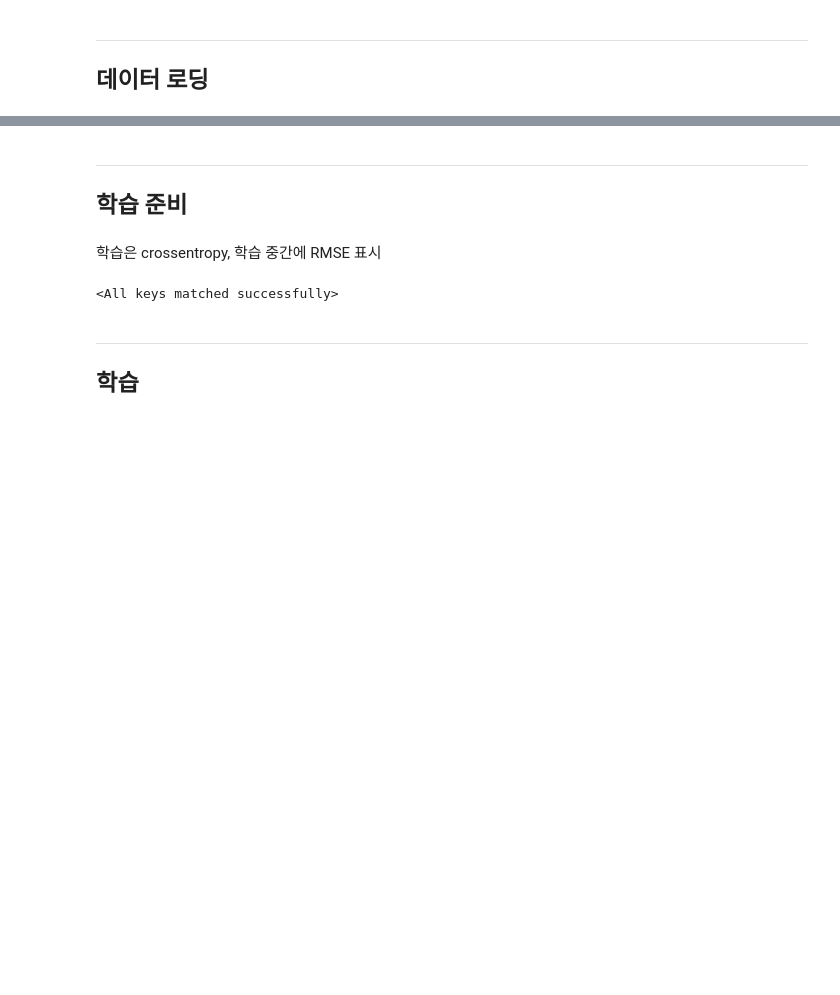
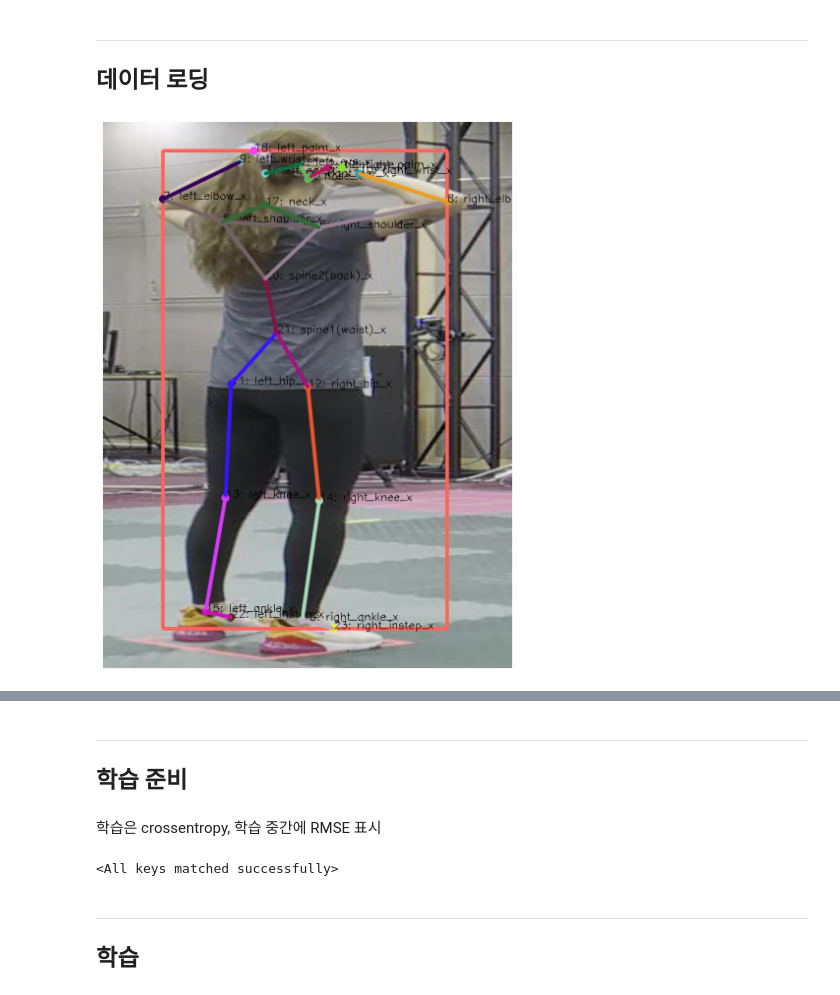
Before and after one commit to Kitsunetic/motion-keypoint, a Jupyter notebook: HRNet 학습.ipynb, the cells around one changed output, grey strips where cells are left out. Drawn from its saved outputs; the diff is of its cells as text; code cells hidden in the pictures; blank space fills up the shorter version.

```diff
--- a/HRNet 학습.ipynb
+++ b/HRNet 학습.ipynb
@@ -95,3 +110,24 @@ keypoints = np.stack([keypoints[:, 0::2], keypoints[:, 1::2]], axis=2)
 # %%
 with open("data/box2/offset.json", "r") as f:
     offsets = json.load(f)
+# %%
+c2i = {c: i for i, c in enumerate(df.columns[1:])}
+swap_columns = []
+for i, c in enumerate(df.columns[1:]):
+    if c.startswith("left_") and c.endswith("_x"):
+        swap_columns.append((i // 2, c2i["right_" + c[5:]] // 2))
+
+
+def horizontal_flip(x, keypoints, p=0.5):
+    if random.random() > p:
+        return x, keypoints
+
+    dx = torch.flip(x, dims=(2,))
+    maxw = x.size(2) // 4
+    keypoints[:, 0] = maxw - keypoints[:, 0]
+    for a, b in swap_columns:
+        temp = keypoints[a].clone()
+        keypoints[a] = keypoints[b].clone()
+        keypoints[b] = temp
+
+    return dx, keypoints
@@ -98,10 +163,11 @@ with open("data/box2/offset.json", "r") as f:
 # %%
 class ImageDataset(Dataset):
-    def __init__(self, files, offsets, keypoints=None):
+    def __init__(self, files, offsets, keypoints=None, augmentation=True):
         super().__init__()
         self.files = files
         self.offsets = offsets
         self.keypoints = keypoints
+        self.aug_prob = 0.5 if augmentation else 0.0
 
     def __len__(self):
         return len(self.files)
@@ -113,7 +179,7 @@ class ImageDataset(Dataset):
         # TODO 가로로 긴 영상이면 가로 길이가 768이 되도록 만들기
         ratio = torch.tensor([576 / W, 768 / H], dtype=torch.float32)
         img = cv2.resize(img, (576, 768))
-        x = torch.as_tensor(img, dtype=torch.float32).permute(2, 0, 1) / 255.0
+        x = torch.tensor(img, dtype=torch.float32).permute(2, 0, 1) / 255.0
         offset = torch.tensor(self.offsets[idx]["boxes"][:2], dtype=torch.int64)
 
         if self.keypoints is not None:
@@ -121,12 +187,19 @@ class ImageDataset(Dataset):
             keypoint[:, 0] = (keypoint[:, 0] - offset[0]) * ratio[0] / 4
             keypoint[:, 1] = (keypoint[:, 1] - offset[1]) * ratio[1] / 4
             keypoint = keypoint.type(torch.int64)
-            # TODO: 나중에 augmentation 추가
 
-            """# 좌표값 keypoint를 24차원 평면으로 변환
+            # Augmentation
+            if AUG_HORIZONTAL_FLIP:
+                x, keypoint = horizontal_flip(x, keypoint, p=self.aug_prob)
+            if AUG_SHIFT:
+                x, keypoint = random_shift(x, keypoint, p=self.aug_prob)
+
+            """
+            # 좌표값 keypoint를 24차원 평면으로 변환
             y = torch.zeros(24, 768 // 4, 576 // 4, dtype=torch.int64)
             for i in range(24):
-                y[i, keypoint[i, 1] // 4, keypoint[i, 0] // 4] = 1"""
+                y[i, keypoint[i, 1] // 4, keypoint[i, 0] // 4] = 1
+            """
             # 좌표값 keypoint를 1차원 벡터의 위치 값으로 변환
             y = keypoint[:, 0] + keypoint[:, 1] * (576 // 4)
 
@@ -137,3 +210,10 @@ ds_train_total = ImageDataset(train_imgs, offsets["train"], keypoints)
 ds_test = ImageDataset(test_imgs, offsets["test"])
 # %%
 dl_kwargs = dict(batch_size=BATCH_SIZE, num_workers=4)
+# %%
+for f, x, offset, ratio, y in ds_train_total:
+    break
+# %%
+utils.draw_keypoints(x.permute(1, 2, 0).mul(255.0).type(torch.uint8).numpy(), utils.nums2keypoints(y) * 4)
+# %% [output]
+[figure, added]
```
Also changed, not shown: parts of 50 cells of this notebook, 4 other files.
